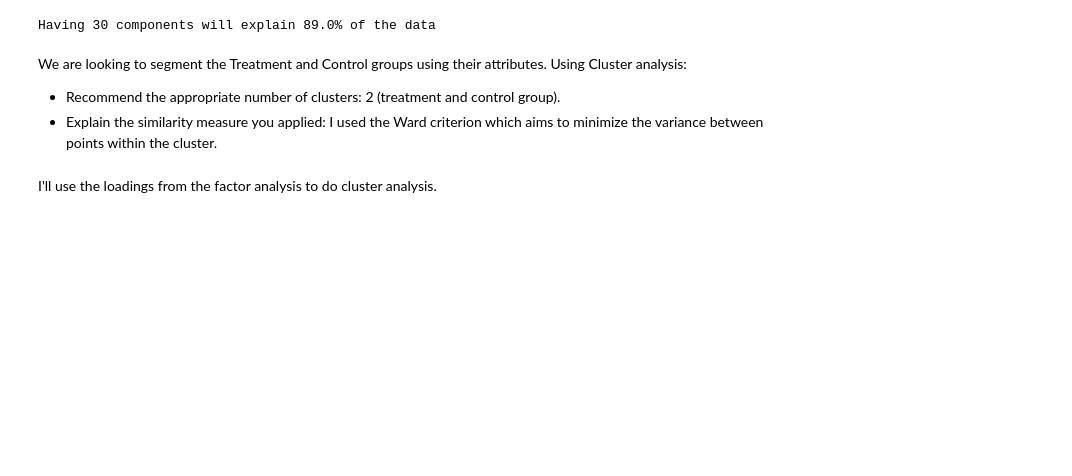
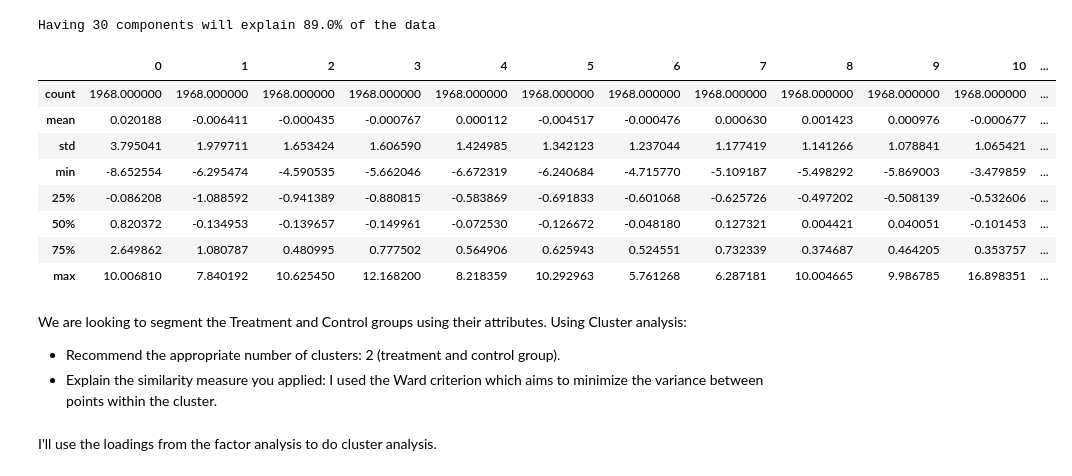
Before and after one commit to sharpfeng/datascience, a Jupyter notebook: blu_assignment.ipynb, the cells around one changed output. Saved outputs shown, nothing was run; the diff lists cells and outputs as text; code cells hidden in the pictures; blank space fills up the shorter version.

```diff
--- a/blu_assignment.ipynb
+++ b/blu_assignment.ipynb
@@ -253,8 +248,20 @@ Having 30 components will explain 89.0% of the data
 # %%
 #Create New Dataframe
 loadings = XTrans[:,:(29)]
 loadings = pd.DataFrame(loadings)
-#loadings.info()
+email_signup_label = df['exposed']
+loadings = pd.merge(loadings, email_signup_label, left_index=True, right_index=True)
+loadings.describe()
+# %% [output]
+|  | 0 | 1 | 2 | 3 | 4 | 5 | 6 | 7 | 8 | 9 | 10 | ... |
+| count | 1968.000000 | 1968.000000 | 1968.000000 | 1968.000000 | 1968.000000 | 1968.000000 | 1968.000000 | 1968.000000 | 1968.000000 | 1968.000000 | 1968.000000 | ... |
+| mean | 0.020188 | -0.006411 | -0.000435 | -0.000767 | 0.000112 | -0.004517 | -0.000476 | 0.000630 | 0.001423 | 0.000976 | -0.000677 | ... |
+| std | 3.795041 | 1.979711 | 1.653424 | 1.606590 | 1.424985 | 1.342123 | 1.237044 | 1.177419 | 1.141266 | 1.078841 | 1.065421 | ... |
+| min | -8.652554 | -6.295474 | -4.590535 | -5.662046 | -6.672319 | -6.240684 | -4.715770 | -5.109187 | -5.498292 | -5.869003 | -3.479859 | ... |
+| 25% | -0.086208 | -1.088592 | -0.941389 | -0.880815 | -0.583869 | -0.691833 | -0.601068 | -0.625726 | -0.497202 | -0.508139 | -0.532606 | ... |
+| 50% | 0.820372 | -0.134953 | -0.139657 | -0.149961 | -0.072530 | -0.126672 | -0.048180 | 0.127321 | 0.004421 | 0.040051 | -0.101453 | ... |
+| 75% | 2.649862 | 1.080787 | 0.480995 | 0.777502 | 0.564906 | 0.625943 | 0.524551 | 0.732339 | 0.374687 | 0.464205 | 0.353757 | ... |
+| max | 10.006810 | 7.840192 | 10.625450 | 12.168200 | 8.218359 | 10.292963 | 5.761268 | 6.287181 | 10.004665 | 9.986785 | 16.898351 | ... |
 # %% [markdown]
 We are looking to segment the Treatment and Control groups using their attributes. Using Cluster analysis:
 - Recommend the appropriate number of clusters: 2 (treatment and control group).
```
Also changed, not shown: parts of 22 cells of this notebook.
